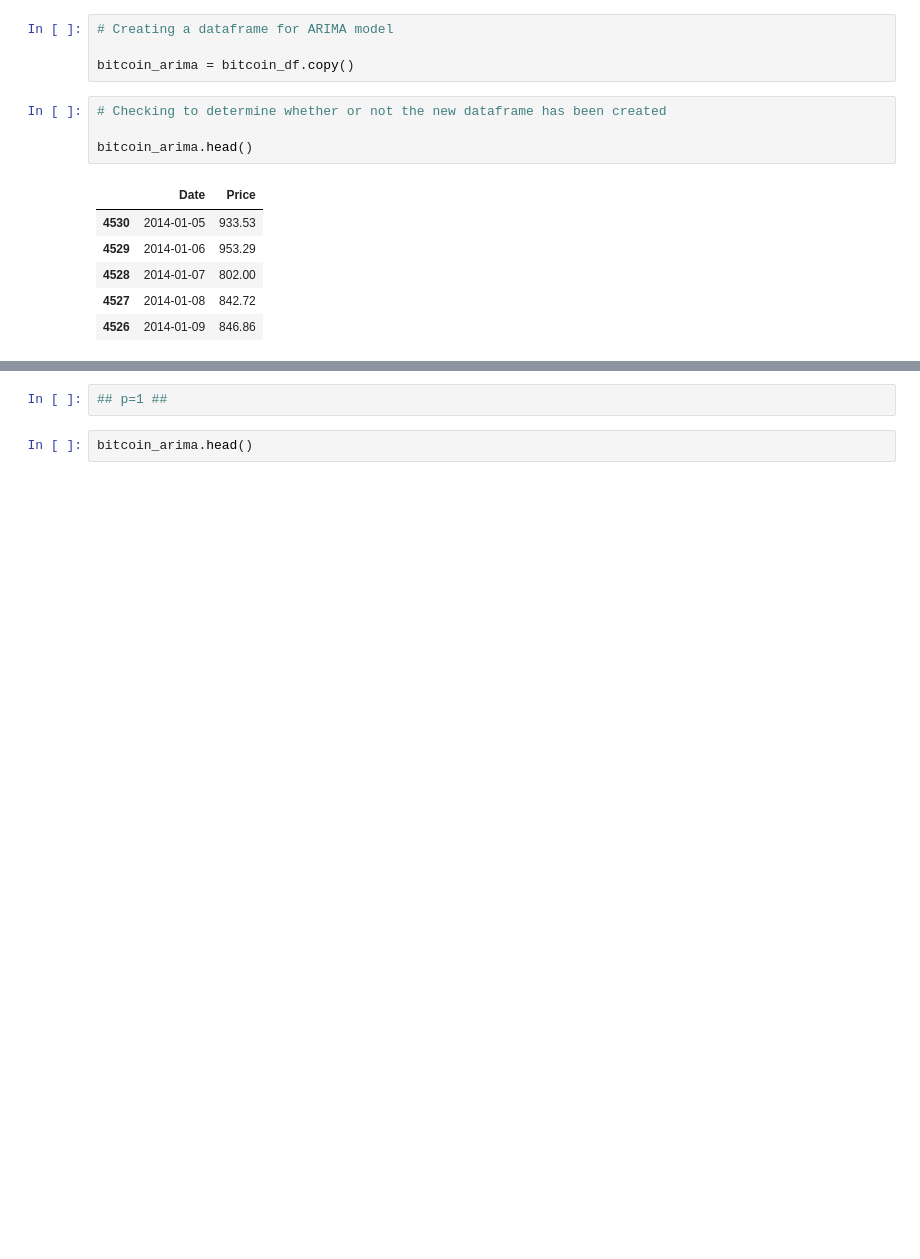
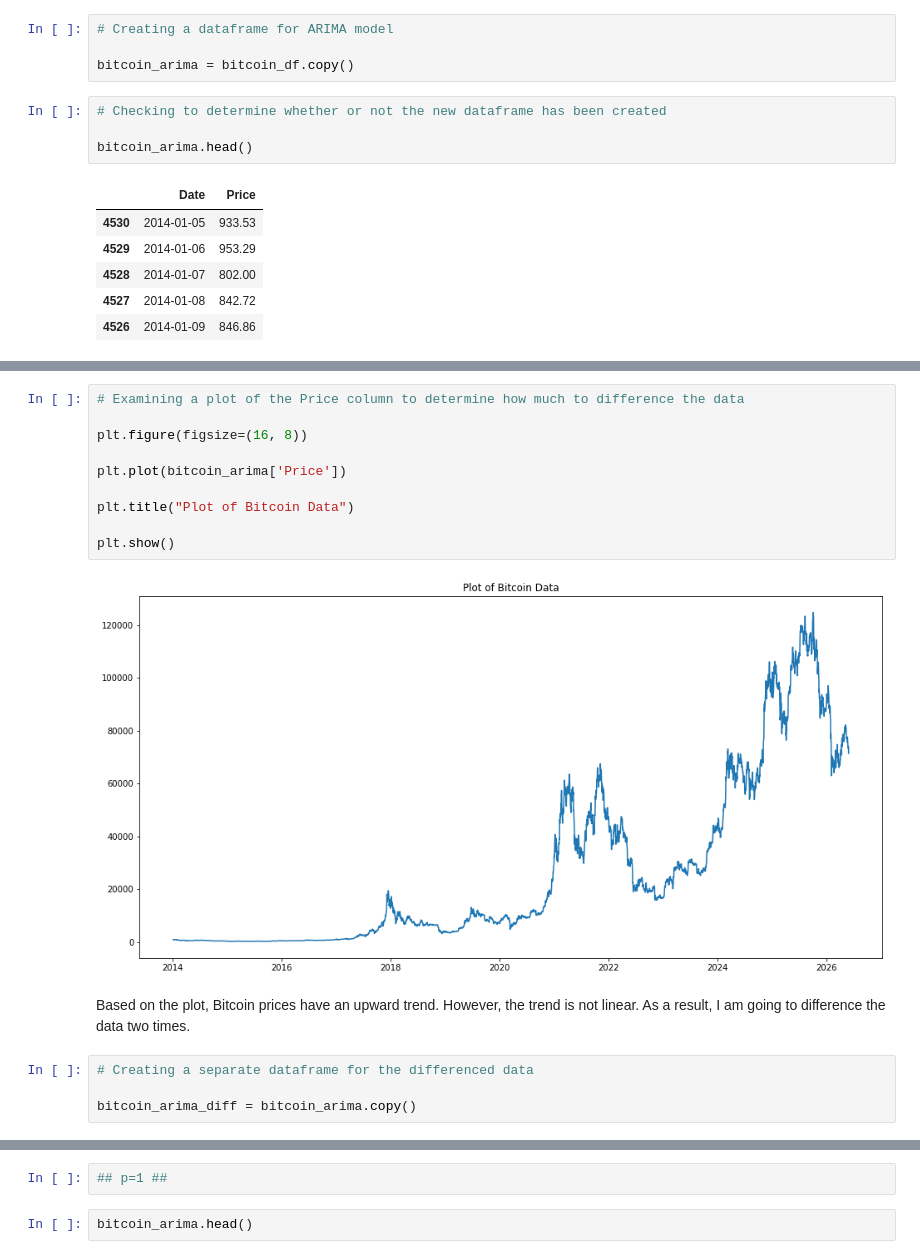
Before and after one commit to keithotuomagie/bitcoin_ts, a Jupyter notebook: notebook.ipynb, the cells around one changed output, grey strips where cells are left out. Saved outputs shown, nothing was run; the diff lists cells and outputs as text; blank space fills up the shorter version.

```diff
--- a/notebook.ipynb
+++ b/notebook.ipynb
@@ -980,0 +1015,18 @@ bitcoin_arima.head()
+# %%
+# Examining a plot of the Price column to determine how much to difference the data
+
+plt.figure(figsize=(16, 8))
+
+plt.plot(bitcoin_arima['Price'])
+
+plt.title("Plot of Bitcoin Data")
+
+plt.show()
+# %% [output]
+[figure, added]
+# %% [markdown]
+Based on the plot, Bitcoin prices have an upward trend.  However, the trend is not linear.  As a result, I am going to difference the data two times.
+# %%
+# Creating a separate dataframe for the differenced data
+
+bitcoin_arima_diff = bitcoin_arima.copy()
```
Also changed, not shown: parts of 18 cells of this notebook.
